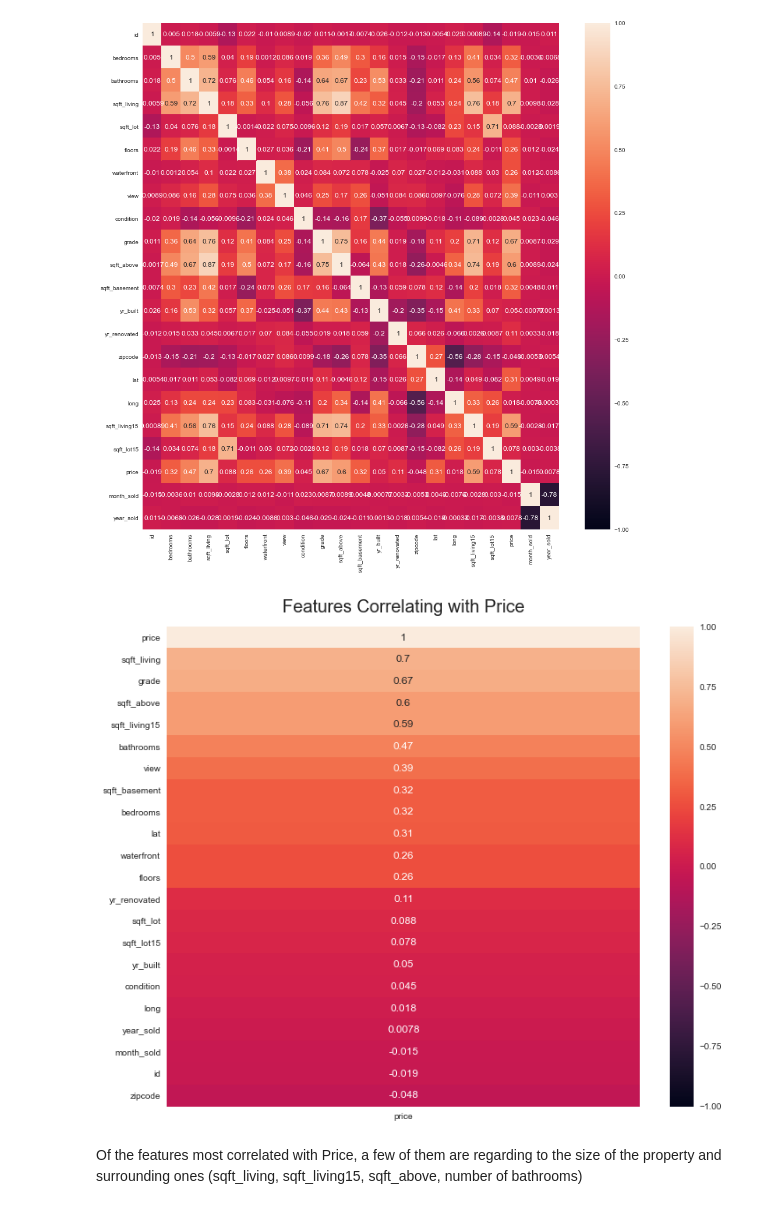
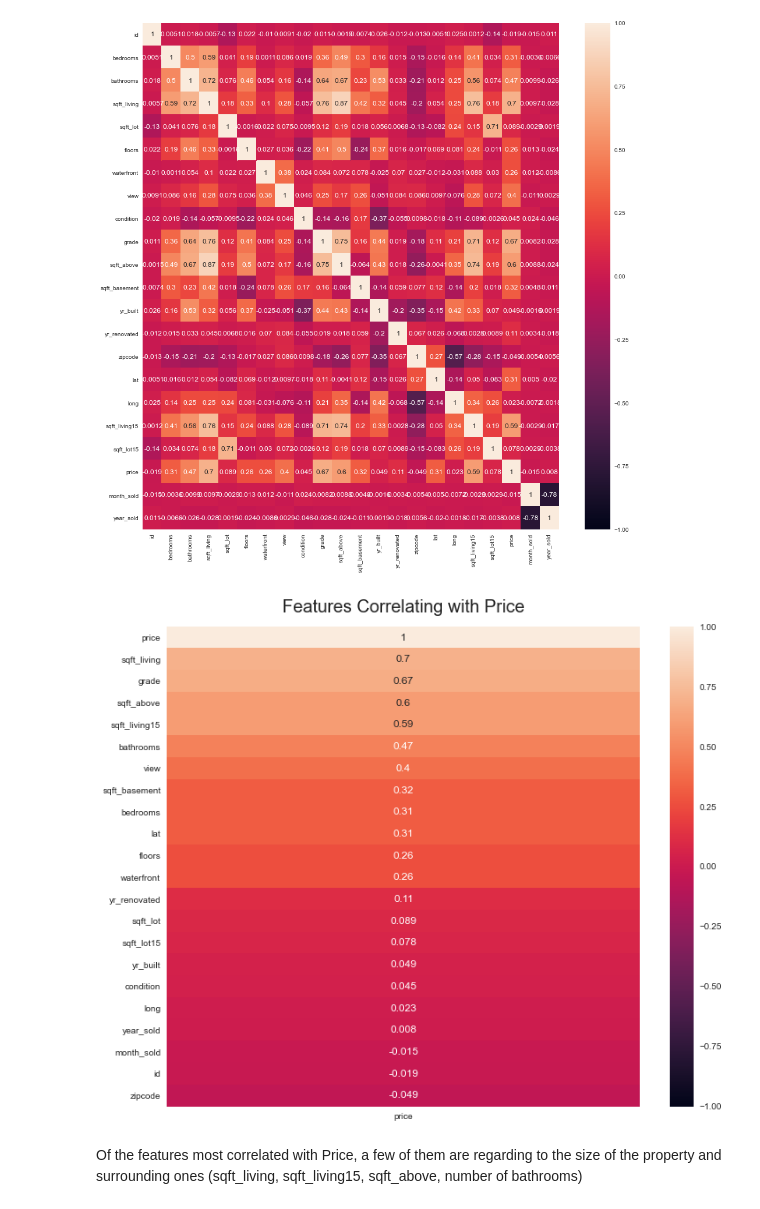
Before and after one commit to DataDoggo215/dsc-phase2-project, a Jupyter notebook: Master.ipynb, the cells around one changed output. Saved outputs shown, nothing was run; the diff lists cells and outputs as text; code cells hidden in the pictures.

```diff
--- a/Master.ipynb
+++ b/Master.ipynb
@@ -366,7 +355,7 @@ df['bathrooms'].value_counts()
 8.0       3
 Name: bathrooms, dtype: int64
 # %%
-df = df[~df['bathrooms'].isin([8.0, 7.0])]
+df_2 = df_2[~df_2['bathrooms'].isin([8.0, 7.0])]
 # %% [markdown]
 #### Changed Floor column:
 # %%
@@ -380,7 +369,9 @@ df['floors'].value_counts()
 3.5       7
 Name: floors, dtype: int64
 # %%
-df['floors'] = df['floors'].apply(lambda x: np.ceil(x))
+df_2['floors'] = df_2['floors'].apply(lambda x: np.ceil(x))
+# %%
+df_2 = df_2[df_2['long'] < -121.647]
 # %% [markdown]
 # Model 2 - Changing features and removing outliers
 # %%
@@ -459,3 +452,5 @@ rms
+# %%
+df_3 = df_2.copy()
 # %% [markdown]
 ## Variable Correlations
 # %%
@@ -465,10 +460,10 @@ sns.heatmap(df.corr(), vmin=-1, vmax=1, annot=True);
 [figure]
 # %%
 fig, ax = plt.subplots(figsize=(12, 10))
-heatmap = sns.heatmap(df.corr()[['price']].sort_values(by='price', ascending=False), vmin=-1, vmax=1, annot=True)
+heatmap = sns.heatmap(df_3.corr()[['price']].sort_values(by='price', ascending=False), vmin=-1, vmax=1, annot=True)
 heatmap.set_title('Features Correlating with Price', fontdict={'fontsize':20}, pad=16);
 # %% [output]
-[figure, old version]
+[figure, new version]
 # %% [markdown]
 Of the features most correlated with Price, a few of them are regarding to the size of the property and surrounding ones (sqft_living, sqft_living15, sqft_above, number of bathrooms)
 # %%
```
Also changed, not shown: parts of 80 cells of this notebook, 4 other files.
